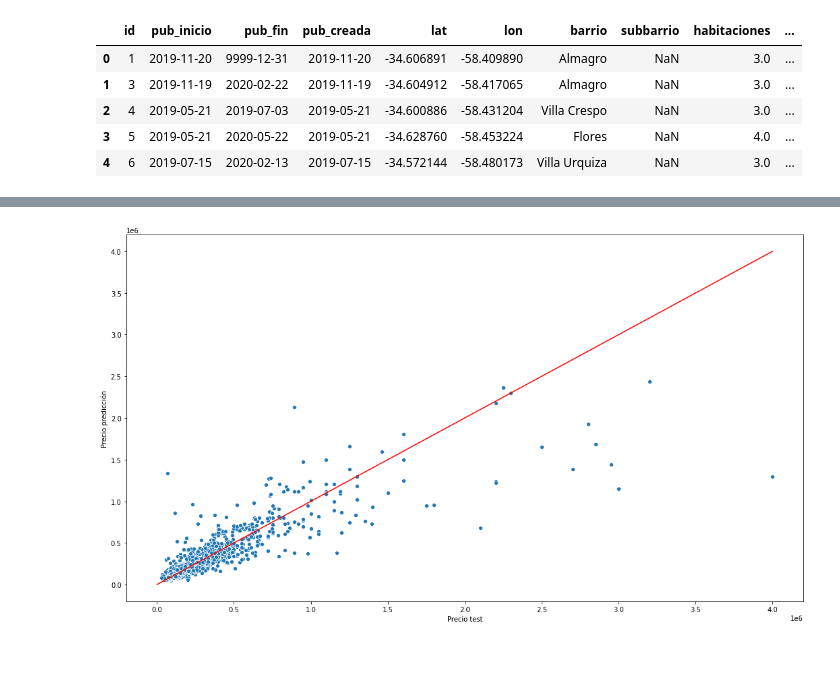
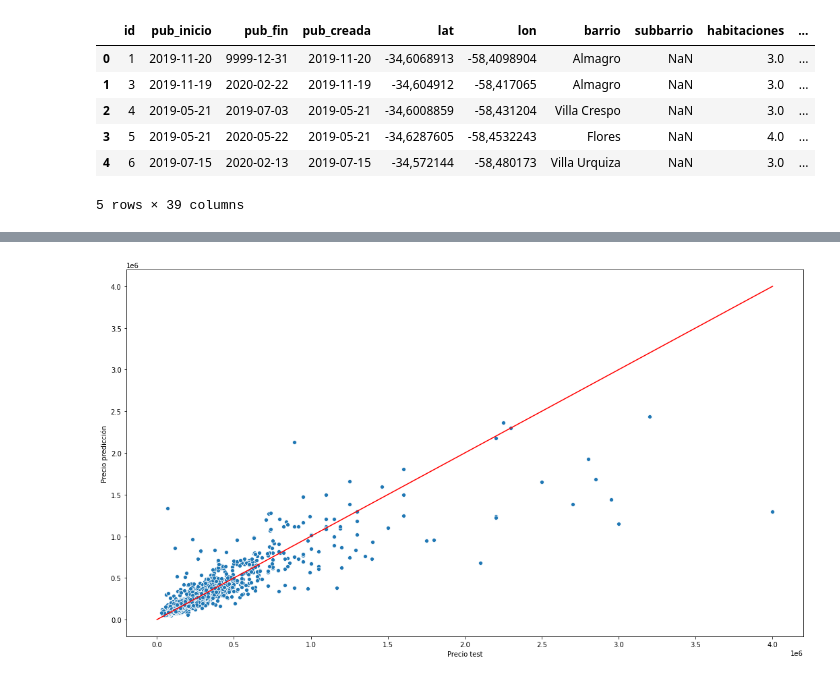
Before and after one commit to arielfaur/fmap-propiedades-kaggle, a Jupyter notebook: precio_propiedades_regresion.ipynb, the cells around one changed output, grey strips where cells are left out. Drawn from its saved outputs; the diff is of its cells as text; code cells hidden in the pictures.

```diff
--- a/precio_propiedades_regresion.ipynb
+++ b/precio_propiedades_regresion.ipynb
@@ -124,13 +131,14 @@ def plot_test_predictions(y_test, y_pred):
     x_plot = np.linspace(0,np.max(y_test),1000)
     y_plot = x_plot
     plt.plot(x_plot, y_plot, color='r')
-# %%
-df_train = pd.read_excel('https://github.com/arielfaur/prediccion-precio-propiedades-fmap-2020/raw/master/propiedades_entrenamiento.xlsx')
-df_train.head()
-# %% [output]
-|  | id | pub_inicio | pub_fin | pub_creada | lat | lon | barrio | subbarrio | habitaciones | ... |
-| 0 | 1 | 2019-11-20 | 9999-12-31 | 2019-11-20 | -34.606891 | -58.409890 | Almagro | NaN | 3.0 | ... |
-| 1 | 3 | 2019-11-19 | 2020-02-22 | 2019-11-19 | -34.604912 | -58.417065 | Almagro | NaN | 3.0 | ... |
-| 2 | 4 | 2019-05-21 | 2019-07-03 | 2019-05-21 | -34.600886 | -58.431204 | Villa Crespo | NaN | 3.0 | ... |
-| 3 | 5 | 2019-05-21 | 2020-05-22 | 2019-05-21 | -34.628760 | -58.453224 | Flores | NaN | 4.0 | ... |
-| 4 | 6 | 2019-07-15 | 2020-02-13 | 2019-07-15 | -34.572144 | -58.480173 | Villa Urquiza | NaN | 3.0 | ... |
+# %%
+df_train = pd.read_csv('data_def.csv', sep=';')
+df_train.head()
+# %% [output]
+|  | id | pub_inicio | pub_fin | pub_creada | lat | lon | barrio | subbarrio | habitaciones | ... |
+| 0 | 1 | 2019-11-20 | 9999-12-31 | 2019-11-20 | -34,6068913 | -58,4098904 | Almagro | NaN | 3.0 | ... |
+| 1 | 3 | 2019-11-19 | 2020-02-22 | 2019-11-19 | -34,604912 | -58,417065 | Almagro | NaN | 3.0 | ... |
+| 2 | 4 | 2019-05-21 | 2019-07-03 | 2019-05-21 | -34,6008859 | -58,431204 | Villa Crespo | NaN | 3.0 | ... |
+| 3 | 5 | 2019-05-21 | 2020-05-22 | 2019-05-21 | -34,6287605 | -58,4532243 | Flores | NaN | 4.0 | ... |
+| 4 | 6 | 2019-07-15 | 2020-02-13 | 2019-07-15 | -34,572144 | -58,480173 | Villa Urquiza | NaN | 3.0 | ... |
+5 rows × 39 columns
```
Also changed, not shown: parts of 9 cells of this notebook, 1 other file.
